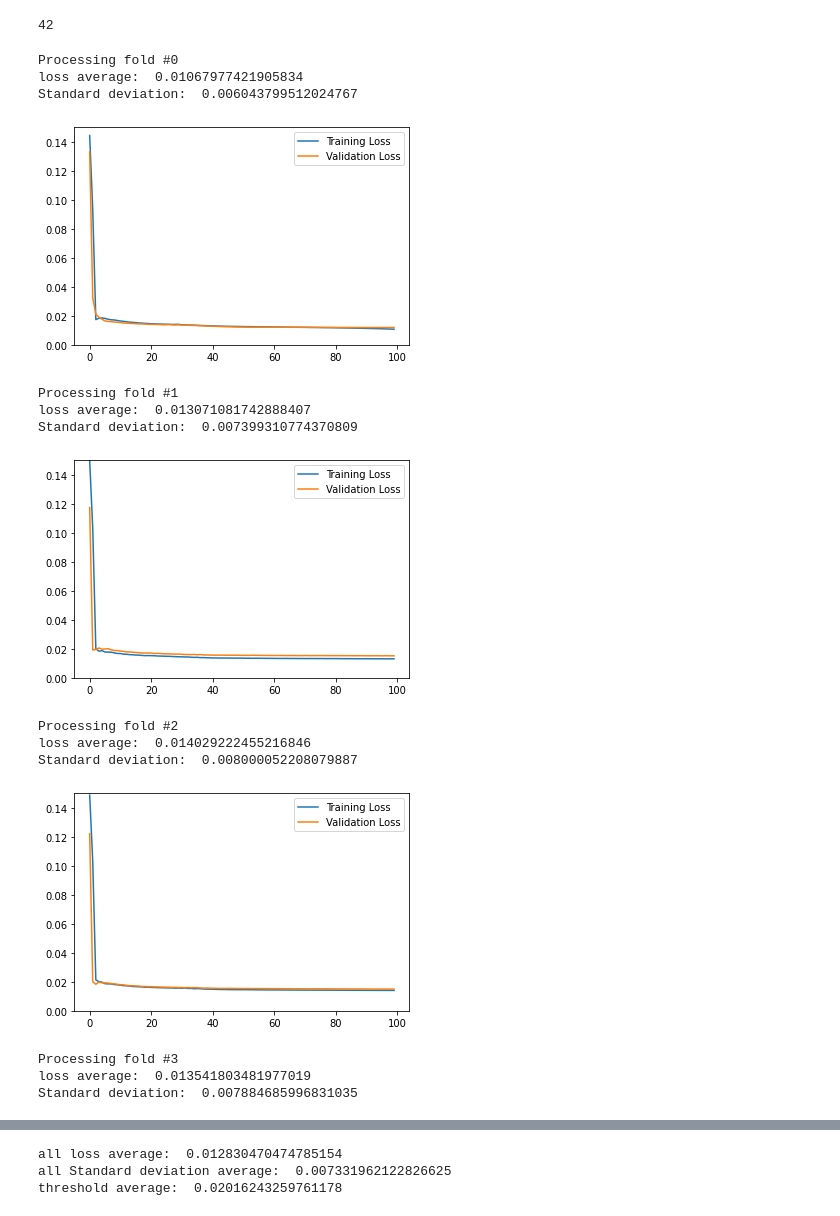
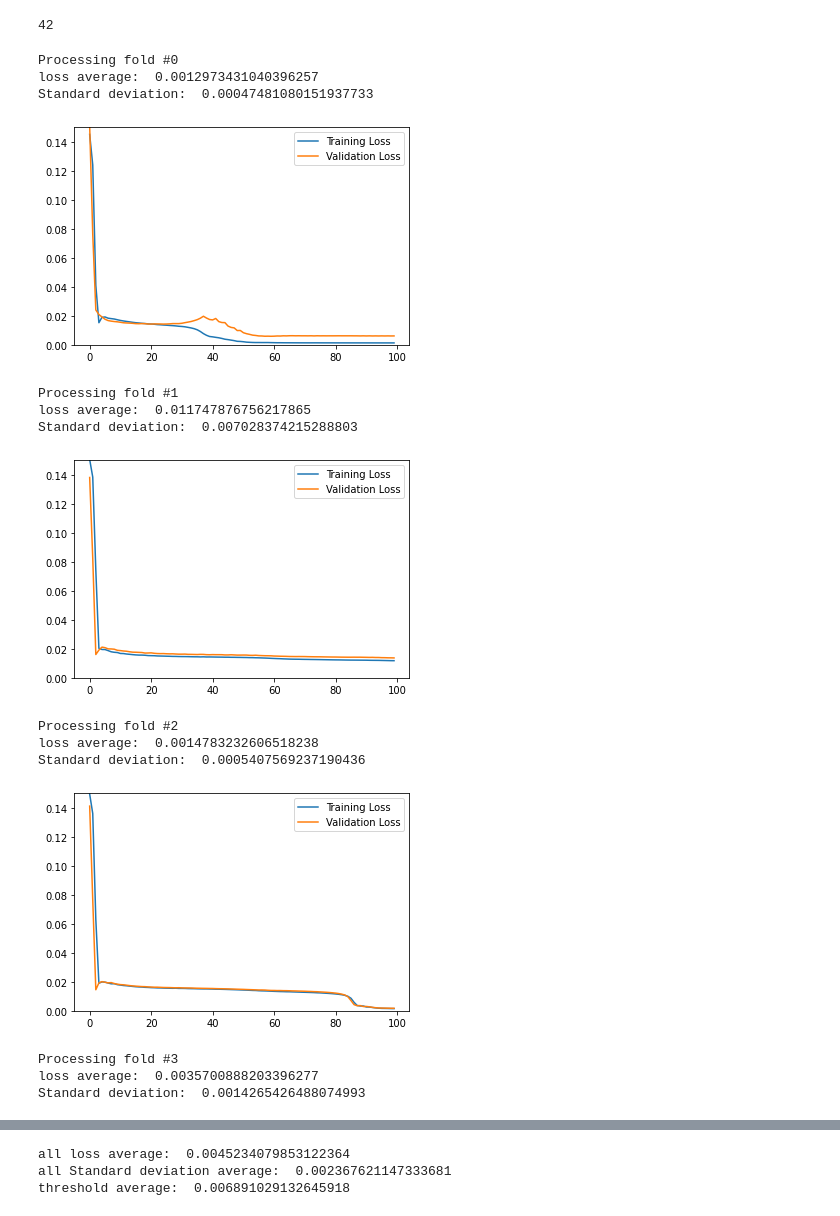
Before and after one commit to astroeye/autoencoder, a Jupyter notebook: 02_autoencoder/ae_36cc_k-fold.ipynb, the cells around one changed output, grey strips where cells are left out. Drawn from its saved outputs; the diff is of its cells as text; code cells hidden in the pictures.

```diff
--- a/02_autoencoder/ae_36cc_k-fold.ipynb
+++ b/02_autoencoder/ae_36cc_k-fold.ipynb
@@ -286,11 +286,12 @@ class Autoencoder(Model):
         # 1st dense layer
         self.encoder = tf.keras.Sequential([
             layers.Flatten(),
-            layers.Dense(latent_dim, activation='relu'),
-            # layers.Dense(latent_dim, activation='sigmoid'),
+            layers.Dense(128, activation='relu'),
+            layers.Dense(64, activation='relu'),
 
         ])
         self.decoder = tf.keras.Sequential([
+            layers.Dense(128, activation='relu'),
             layers.Dense(224*224, activation='sigmoid'),
             layers.Reshape((224, 224))
         ])
@@ -420,7 +421,7 @@ for i in range(k):
         [y[:i * num_val_samples],
             y[(i + 1) * num_val_samples:]],
         axis=0)
-    autoencoder = Autoencoder(latent_dim=64 * 4)
+    autoencoder = Autoencoder(latent_dim = 32)
     autoencoder.compile(optimizer='adam', loss=losses.MeanSquaredError())
     history = autoencoder.fit(partial_train_data, partial_train_data,
 						#shuffle=True,
@@ -434,44 +435,44 @@ for i in range(k):
     # plt.ylabel("Validation MAE")
     # #plt.ylim([0, 0.30])
     # plt.show()
 
 
     k_loss, k_mean, k_std, k_threshold = model_threshold(autoencoder, partial_train_data)
     all_k_loss.append(k_loss)
     print("loss average: ", k_mean)
 
     all_k_std.append(k_std)
     print("Standard deviation: ", k_std)
 
     mse_history = history.history["loss"]
     all_mse_histories.append(mse_history)
     # print("loss average: ", np.mean(mse_history))
 
     all_std_histories.append(np.std(mse_history))
     # print("Standard deviation: ", np.std(mse_history))
 
     val_mse_history = history.history["val_loss"]
     all_val_mse_histories.append(val_mse_history)
     # print("val_loss average: ", np.mean(val_mse_history))
 
     plt.plot(history.history["loss"], label="Training Loss")
     plt.plot(history.history["val_loss"], label="Validation Loss")
     plt.legend()
     plt.ylim([0, 0.150])
     plt.show()
 # %% [output]
 Processing fold #0
-loss average:  0.01067977421905834
-Standard deviation:  0.006043799512024767
+loss average:  0.0012973431040396257
+Standard deviation:  0.00047481080151937733
-[figure, old version]
+[figure, new version]
 Processing fold #1
-loss average:  0.013071081742888407
-Standard deviation:  0.007399310774370809
+loss average:  0.011747876756217865
+Standard deviation:  0.007028374215288803
-[figure, old version]
+[figure, new version]
 Processing fold #2
-loss average:  0.014029222455216846
-Standard deviation:  0.008000052208079887
+loss average:  0.0014783232606518238
+Standard deviation:  0.0005407569237190436
-[figure, old version]
+[figure, new version]
 Processing fold #3
-loss average:  0.013541803481977019
-Standard deviation:  0.007884685996831035
+loss average:  0.0035700888203396277
+Standard deviation:  0.0014265426488074993
@@ -484,9 +485,9 @@ print("all loss average: ", np.mean(all_k_loss))
 print("all Standard deviation average: ", np.mean(all_k_std))
 print("threshold average: ", np.mean(all_k_loss)+ np.mean(all_k_std))
 # %% [output]
-all loss average:  0.012830470474785154
-all Standard deviation average:  0.007331962122826625
-threshold average:  0.02016243259761178
+all loss average:  0.0045234079853122364
+all Standard deviation average:  0.002367621147333681
+threshold average:  0.006891029132645918
 # %%
 # Building the history of successive mean K-fold validation scores
 average_mse_history = [
```
Also changed, not shown: parts of 2 cells of this notebook, 5 other files.
